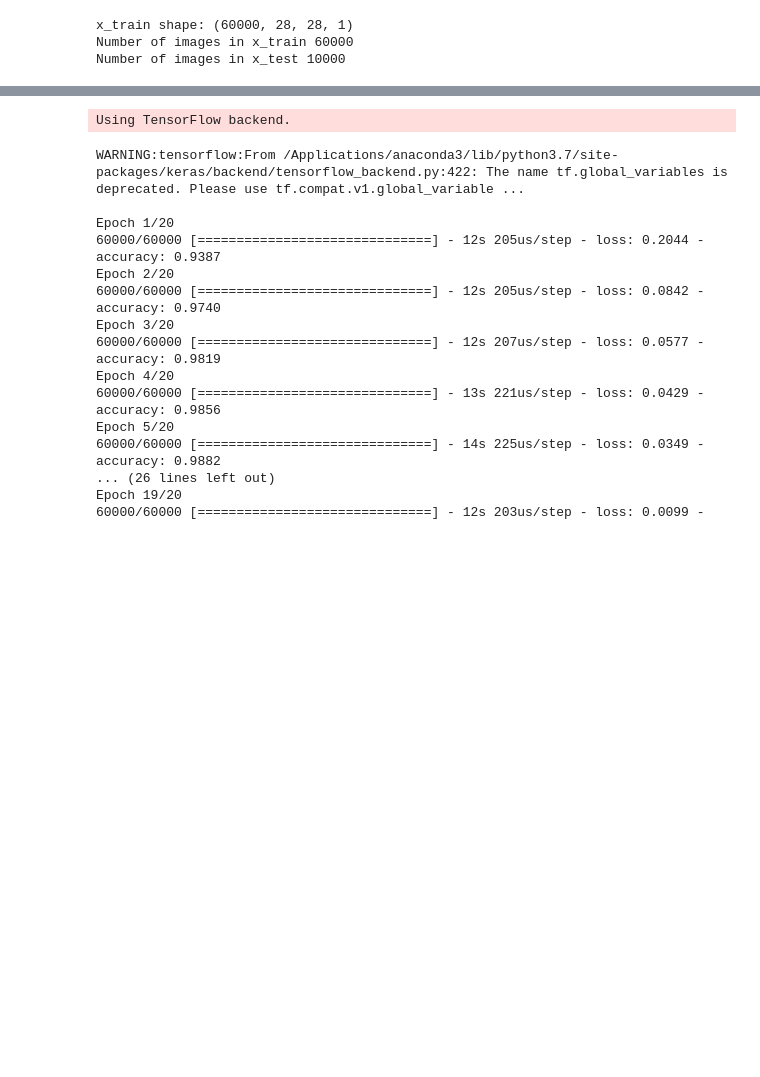
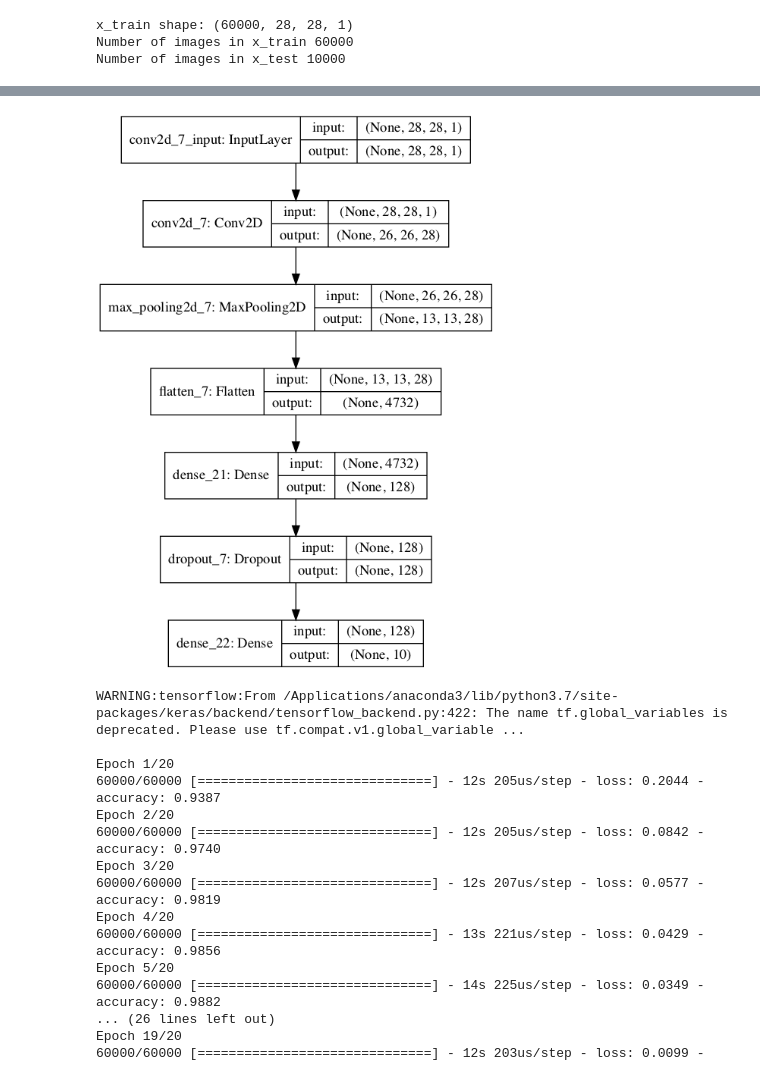
Before and after one commit to kingcheng12/MINST_analysis, a Jupyter notebook: development.ipynb, the cells around one changed output, grey strips where cells are left out. Saved outputs shown, nothing was run; the diff lists cells and outputs as text; code cells hidden in the pictures; blank space fills up the shorter version.

```diff
--- a/development.ipynb
+++ b/development.ipynb
@@ -208,4 +213,5 @@ model.add(Flatten()) # Flattening the 2D arrays for fully connected layers
 model.add(Dense(128, activation=tf.nn.relu))
 model.add(Dropout(0.2))
 model.add(Dense(10,activation=tf.nn.softmax))
+plot_model(model, to_file='model_plot1.png', show_shapes=True, show_layer_names=True)
 # %% [output]
@@ -213,4 +218,4 @@ WARNING:tensorflow:From /Applications/anaconda3/lib/python3.7/site-packages/kera
-Using TensorFlow backend.
+[figure, added]
 # %%
 model.compile(optimizer='adam',
               loss='sparse_categorical_crossentropy',
```
Also changed, not shown: parts of 2 cells of this notebook.
